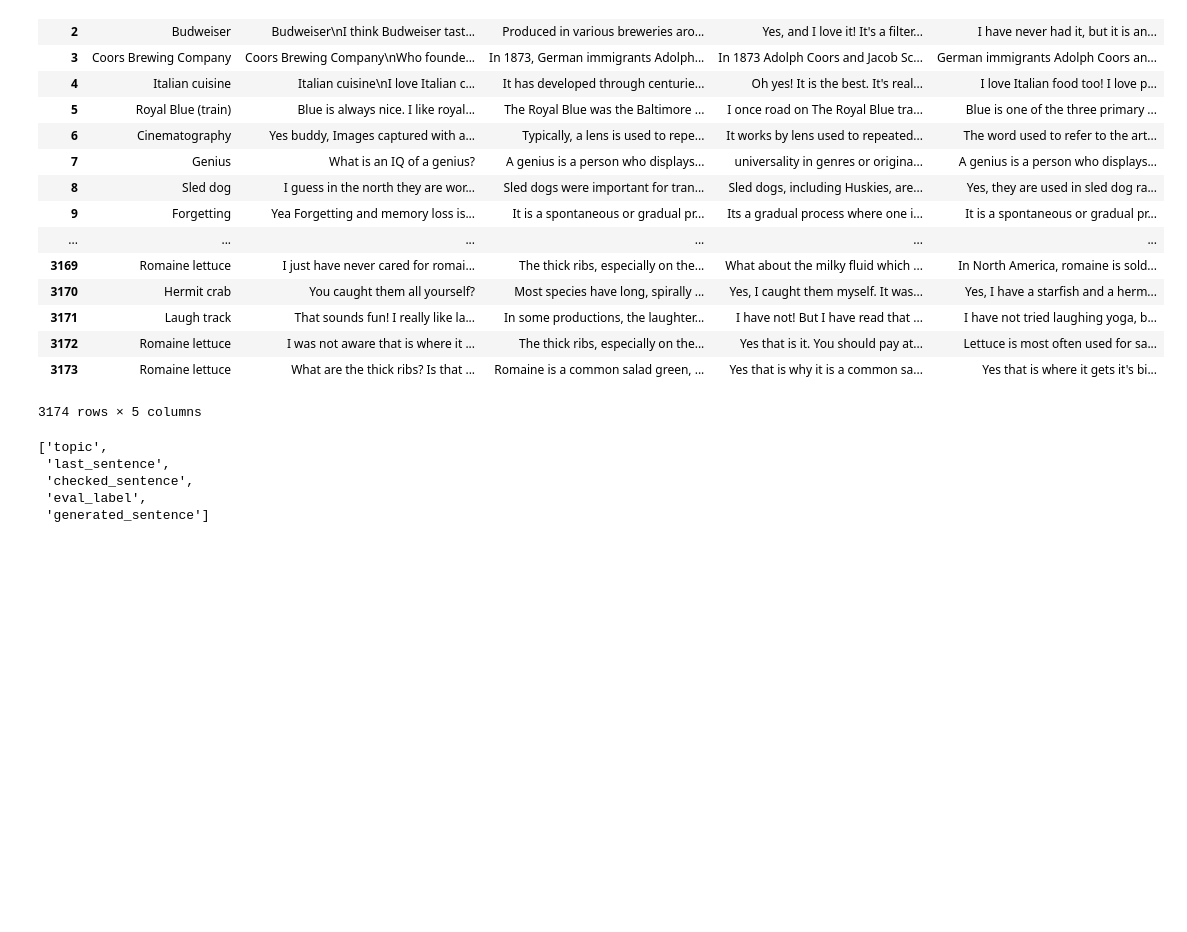
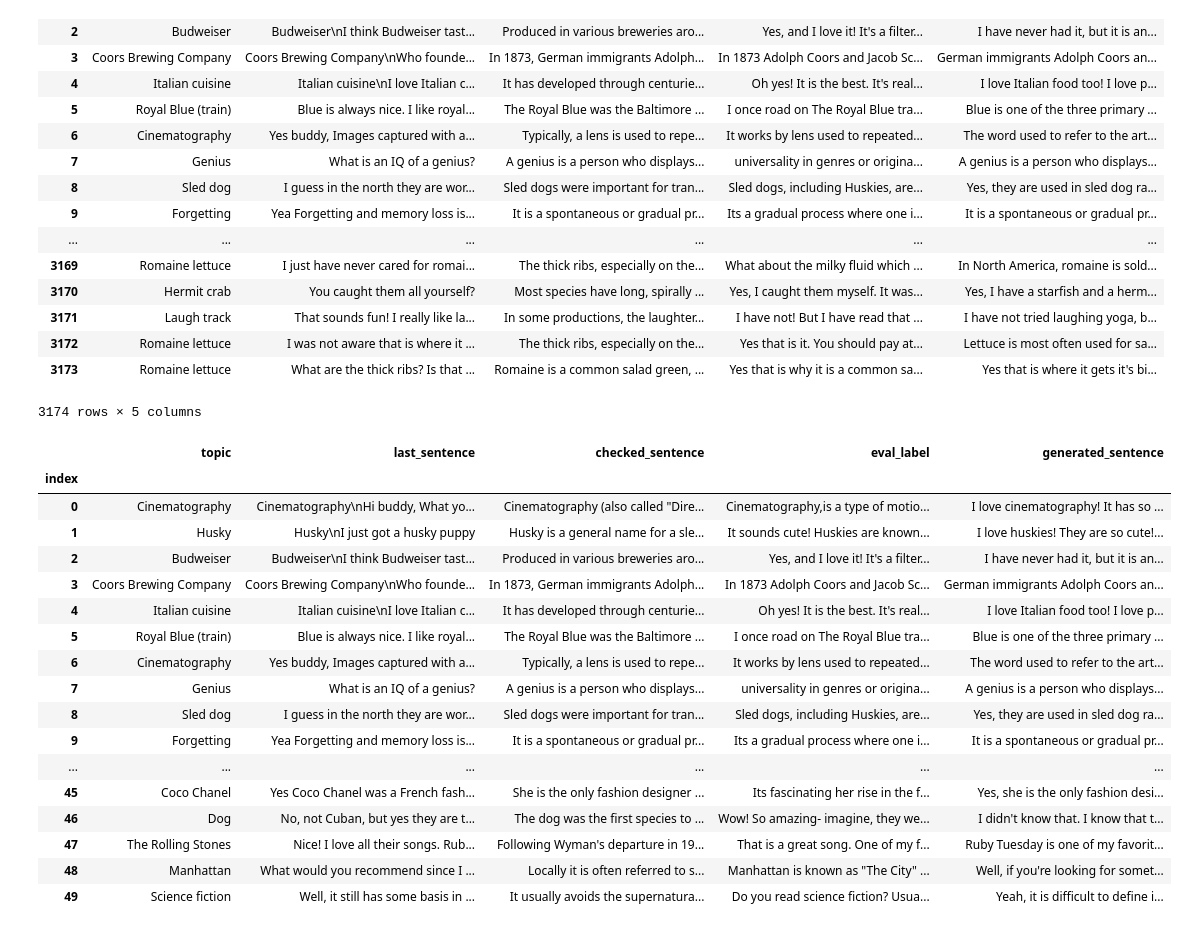
Before and after one commit to yooli23/doc_ground_gen, a Jupyter notebook: amt/amt_data_preprocessing.ipynb, the cells around one changed output. Saved outputs shown, nothing was run; the diff lists cells and outputs as text; code cells hidden in the pictures; blank space fills up the shorter version.

```diff
--- a/amt/amt_data_preprocessing.ipynb
+++ b/amt/amt_data_preprocessing.ipynb
@@ -52,11 +52,25 @@ filtered_df
 | 3173 | Romaine lettuce | What are the thick ribs? Is that ... | Romaine is a common salad green, ... | Yes that is why it is a common sa... | Yes that is where it gets it's bi... |
 3174 rows × 5 columns
 # %%
+filtered_df = filtered_df[:50]
 filtered_df.to_csv("amt.csv")
-list(filtered_df)
+filtered_df
 # %% [output]
-['topic',
- 'last_sentence',
- 'checked_sentence',
- 'eval_label',
- 'generated_sentence']
+|  | topic | last_sentence | checked_sentence | eval_label | generated_sentence |
+| index |  |  |  |  |  |
+| 0 | Cinematography | Cinematography\nHi buddy, What yo... | Cinematography (also called "Dire... | Cinematography,is a type of motio... | I love cinematography! It has so ... |
+| 1 | Husky | Husky\nI just got a husky puppy | Husky is a general name for a sle... | It sounds cute! Huskies are known... | I love huskies! They are so cute!... |
+| 2 | Budweiser | Budweiser\nI think Budweiser tast... | Produced in various breweries aro... | Yes, and I love it! It's a filter... | I have never had it, but it is an... |
+| 3 | Coors Brewing Company | Coors Brewing Company\nWho founde... | In 1873, German immigrants Adolph... | In 1873 Adolph Coors and Jacob Sc... | German immigrants Adolph Coors an... |
+| 4 | Italian cuisine | Italian cuisine\nI love Italian c... | It has developed through centurie... | Oh yes! It is the best. It's real... | I love Italian food too! I love p... |
+| 5 | Royal Blue (train) | Blue is always nice. I like royal... | The Royal Blue was the Baltimore ... | I once road on The Royal Blue tra... | Blue is one of the three primary ... |
+| 6 | Cinematography | Yes buddy, Images captured with a... | Typically, a lens is used to repe... | It works by lens used to repeated... | The word used to refer to the art... |
+| 7 | Genius | What is an IQ of a genius? | A genius is a person who displays... | universality in genres or origina... | A genius is a person who displays... |
+| 8 | Sled dog | I guess in the north they are wor... | Sled dogs were important for tran... | Sled dogs, including Huskies, are... | Yes, they are used in sled dog ra... |
+| 9 | Forgetting | Yea Forgetting and memory loss is... | It is a spontaneous or gradual pr... | Its a gradual process where one i... | It is a spontaneous or gradual pr... |
+| ... | ... | ... | ... | ... | ... |
+| 45 | Coco Chanel | Yes Coco Chanel was a French fash... | She is the only fashion designer ... | Its fascinating her rise in the f... | Yes, she is the only fashion desi... |
+| 46 | Dog | No, not Cuban, but yes they are t... | The dog was the first species to ... | Wow! So amazing- imagine, they we... | I didn't know that. I know that t... |
+| 47 | The Rolling Stones | Nice! I love all their songs. Rub... | Following Wyman's departure in 19... | That is a great song. One of my f... | Ruby Tuesday is one of my favorit... |
+| 48 | Manhattan | What would you recommend since I ... | Locally it is often referred to s... | Manhattan is known as "The City" ... | Well, if you're looking for somet... |
+| 49 | Science fiction | Well, it still has some basis in ... | It usually avoids the supernatura... | Do you read science fiction? Usua... | Yeah, it is difficult to define i... |
```
Also changed, not shown: 2 other files.
